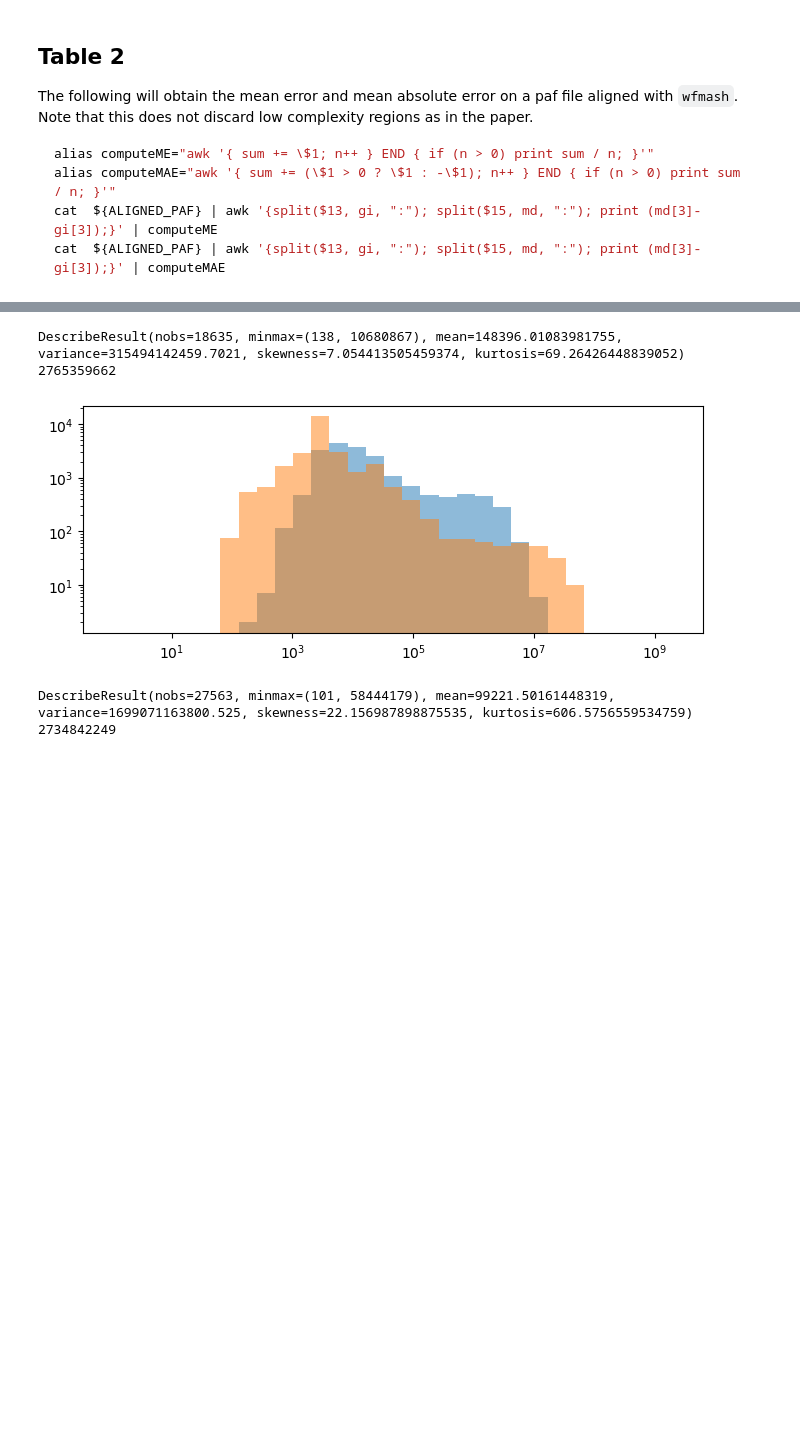
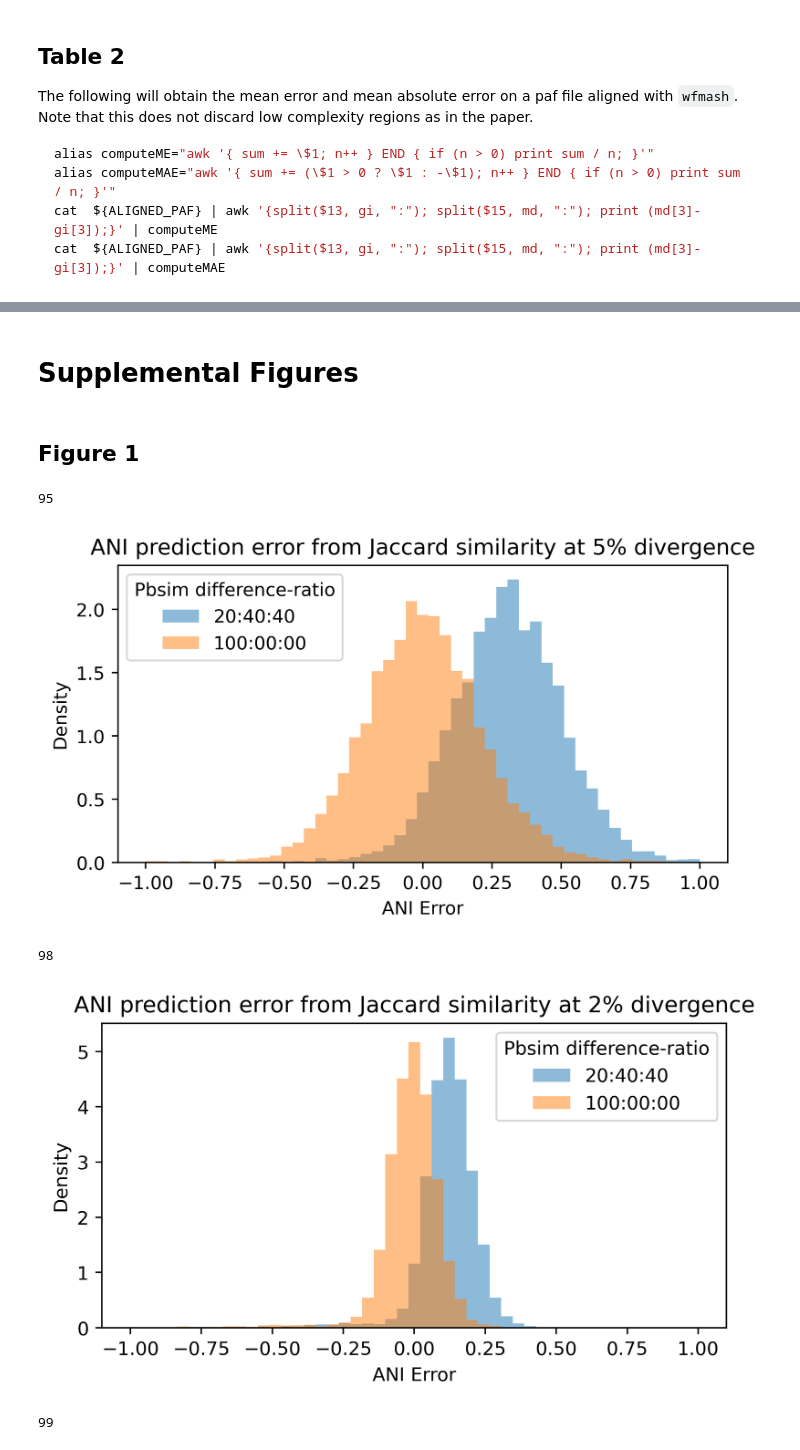
Before and after one commit to marbl/MashMap, a Jupyter notebook: scripts/MashMap3-evaluation.ipynb, the cells around one changed output, grey strips where cells are left out. Drawn from its saved outputs; the diff is of its cells as text; code cells hidden in the pictures; blank space fills up the shorter version.

```diff
--- a/scripts/MashMap3-evaluation.ipynb
+++ b/scripts/MashMap3-evaluation.ipynb
@@ -728,26 +420,0 @@ wfmash = list(PafFile(open("/home/Users/blk6/Contribute/wfmash/human-gorilla.L50
-# %%
-plt.rcParams["figure.figsize"] = (8,3)
-plt.rcParams["figure.dpi"] = 100
-
-mm3_filtered = [r for r in mm3 if r.tags["bi"].value > 1 and r.mlen > 100]
-wfmash_filtered = [r for r in wfmash if r.tags["bi"].value > 1  and r.mlen > 100]
-
-plt.hist([r.mlen for r in mm3_filtered], bins=[2**i for i in range(32)], alpha=0.5)
-# plt.xscale("log")
-# plt.yscale("log")
-# plt.show()
-print(stats.describe([r.mlen for r in mm3_filtered]))
-print(sum([r.mlen for r in mm3_filtered]))
-
-plt.hist([r.mlen for r in wfmash_filtered], bins=[2**i for i in range(32)], alpha=0.5)
-plt.xscale("log")
-plt.yscale("log")
-plt.show()
-print(stats.describe([r.mlen for r in wfmash_filtered]))
-print(sum(([r.mlen for r in wfmash_filtered])))
-# %% [output]
-DescribeResult(nobs=18635, minmax=(138, 10680867), mean=148396.01083981755, variance=315494142459.7021, skewness=7.054413505459374, kurtosis=69.26426448839052)
-2765359662
-[figure, removed]
-DescribeResult(nobs=27563, minmax=(101, 58444179), mean=99221.50161448319, variance=1699071163800.525, skewness=22.156987898875535, kurtosis=606.5756559534759)
-2734842249
@@ -758,0 +421,45 @@ plt.show()
+# %% [markdown]
+# Supplemental Figures
+# %% [markdown]
+## Figure 1
+# %%
+k = 19
+def j2ani(j, k):
+    return ((2*j)/(1+j))**(1/k)
+
+errs = []
+noindel_errs = []
+
+for ANI in [95, 98, 99]:
+    maf_files = glob(f"/home/Users/blk6/Data/reads/human/pbsim/ONT-{ANI}-nosd-balanced-d.05-5000_00*.maf")
+    print(ANI)
+    rid_to_gcANI, rid_to_J = get_gcANI_J(maf_files, .25)
+    gcANI_err = []
+    for rid in rid_to_J.keys():
+        jc = rid_to_J[rid]
+        pred_ani = 100*j2ani(jc, k)
+        gcANI_err.append(pred_ani - rid_to_gcANI[rid])
+
+    maf_files = glob(f"/home/Users/blk6/Data/reads/human/pbsim/ONT-{ANI}-nosd-noindel-d.05-5000_00*.maf")
+    rid_to_gcANI, rid_to_J = get_gcANI_J(maf_files, .25)
+    noindel_gcANI_err = []
+    for rid in rid_to_J.keys():
+        jc = rid_to_J[rid]
+        pred_ani = 100*j2ani(jc, k)
+        noindel_gcANI_err.append(pred_ani - rid_to_gcANI[rid])
+
+    errs.append(stats.describe(gcANI_err))
+    noindel_errs.append(stats.describe(noindel_gcANI_err))
+    plt.hist(gcANI_err, label="20:40:40", alpha=0.5, bins=np.linspace(-1, 1, 50), density=True)
+    plt.hist(noindel_gcANI_err, label="100:00:00", alpha=0.5, bins=np.linspace(-1, 1, 50), density=True)
+    plt.legend(title="Pbsim difference-ratio")
+    plt.title(f"ANI prediction error from Jaccard similarity at {(100-ANI)}% divergence")
+    plt.xlabel("ANI Error")
+    plt.ylabel("Density")
+    plt.show()
+# %% [output]
+95
+[figure, added]
+98
+[figure, added]
+99
```
Also changed, not shown: parts of 20 cells of this notebook, 1 other file.
